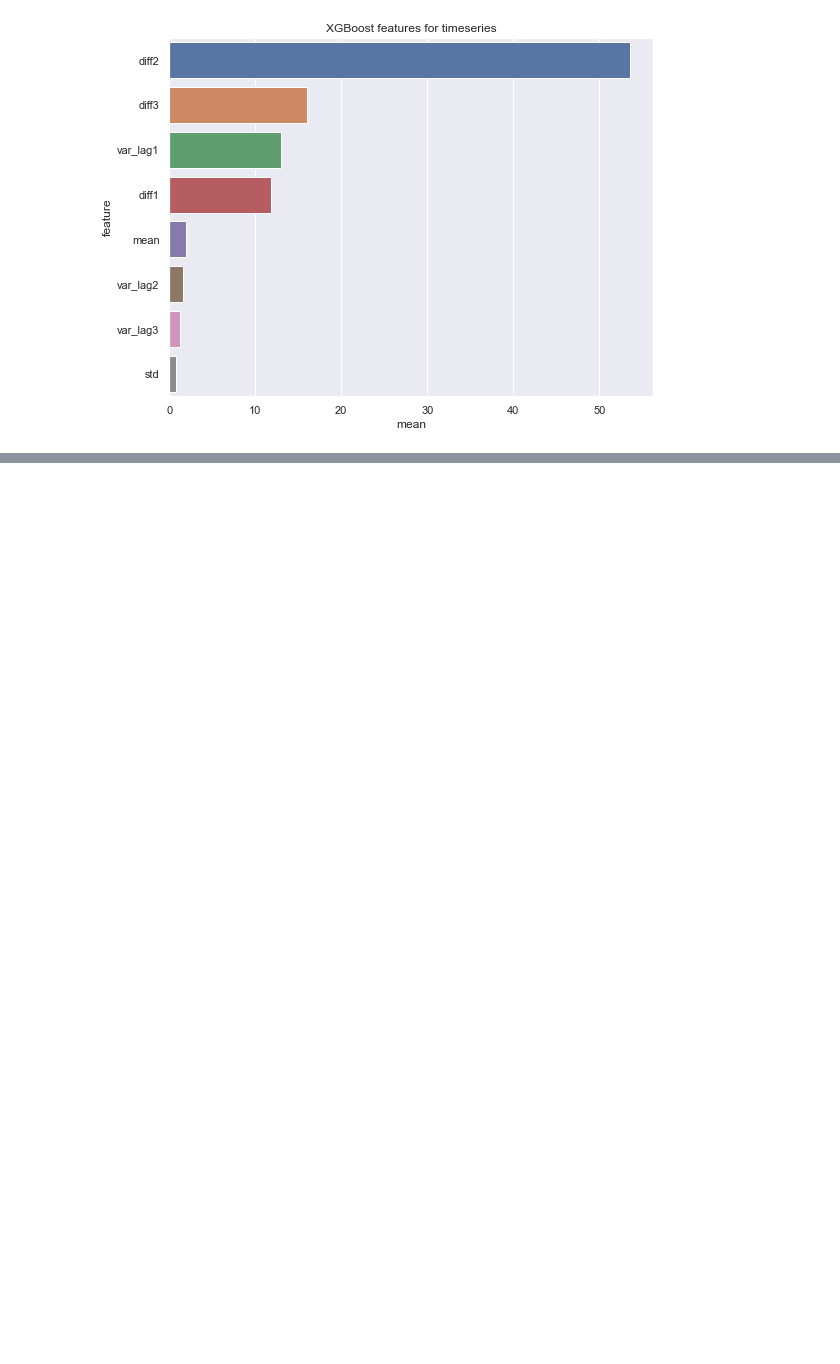
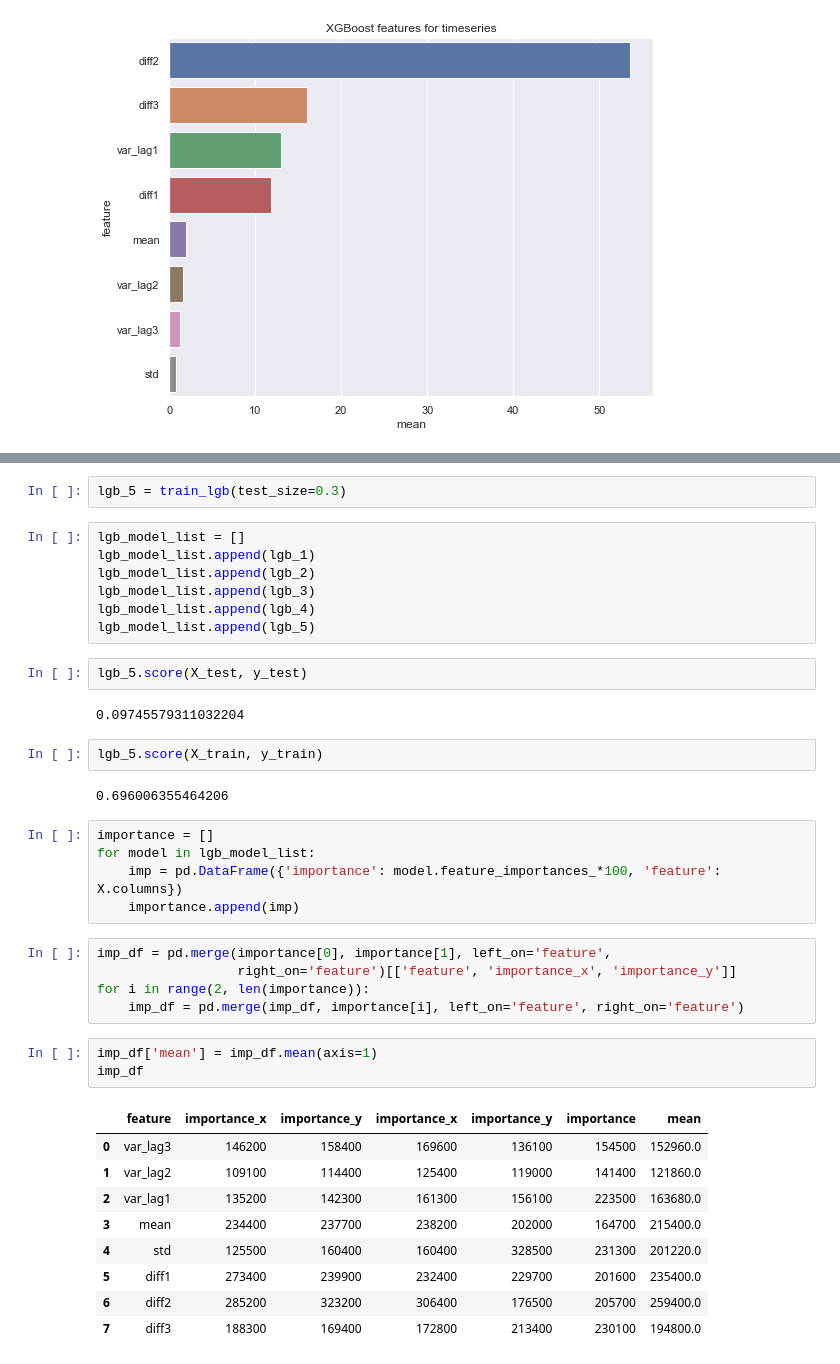
Before and after one commit to ErfanEbrahimiBazaz/web_traffic_prediction, a Jupyter notebook: multivariate_tsa.ipynb, the cells around one changed output, grey strips where cells are left out. Drawn from its saved outputs; the diff is of its cells as text; blank space fills up the shorter version.

```diff
--- a/multivariate_tsa.ipynb
+++ b/multivariate_tsa.ipynb
@@ -663,0 +708,40 @@ plt.show()
+# %%
+lgb_5 = train_lgb(test_size=0.3)
+# %%
+lgb_model_list = []
+lgb_model_list.append(lgb_1)
+lgb_model_list.append(lgb_2)
+lgb_model_list.append(lgb_3)
+lgb_model_list.append(lgb_4)
+lgb_model_list.append(lgb_5)
+# %%
+lgb_5.score(X_test, y_test)
+# %% [output]
+0.09745579311032204
+# %%
+lgb_5.score(X_train, y_train)
+# %% [output]
+0.696006355464206
+# %%
+importance = []
+for model in lgb_model_list:
+    imp = pd.DataFrame({'importance': model.feature_importances_*100, 'feature': X.columns})
+    importance.append(imp)
+# %%
+imp_df = pd.merge(importance[0], importance[1], left_on='feature',
+                  right_on='feature')[['feature', 'importance_x', 'importance_y']]
+for i in range(2, len(importance)):
+    imp_df = pd.merge(imp_df, importance[i], left_on='feature', right_on='feature')
+# %%
+imp_df['mean'] = imp_df.mean(axis=1)
+imp_df
+# %% [output]
+|  | feature | importance_x | importance_y | importance_x | importance_y | importance | mean |
+| 0 | var_lag3 | 146200 | 158400 | 169600 | 136100 | 154500 | 152960.0 |
+| 1 | var_lag2 | 109100 | 114400 | 125400 | 119000 | 141400 | 121860.0 |
+| 2 | var_lag1 | 135200 | 142300 | 161300 | 156100 | 223500 | 163680.0 |
+| 3 | mean | 234400 | 237700 | 238200 | 202000 | 164700 | 215400.0 |
+| 4 | std | 125500 | 160400 | 160400 | 328500 | 231300 | 201220.0 |
+| 5 | diff1 | 273400 | 239900 | 232400 | 229700 | 201600 | 235400.0 |
+| 6 | diff2 | 285200 | 323200 | 306400 | 176500 | 205700 | 259400.0 |
+| 7 | diff3 | 188300 | 169400 | 172800 | 213400 | 230100 | 194800.0 |
```
Also changed, not shown: parts of 10 cells of this notebook.
